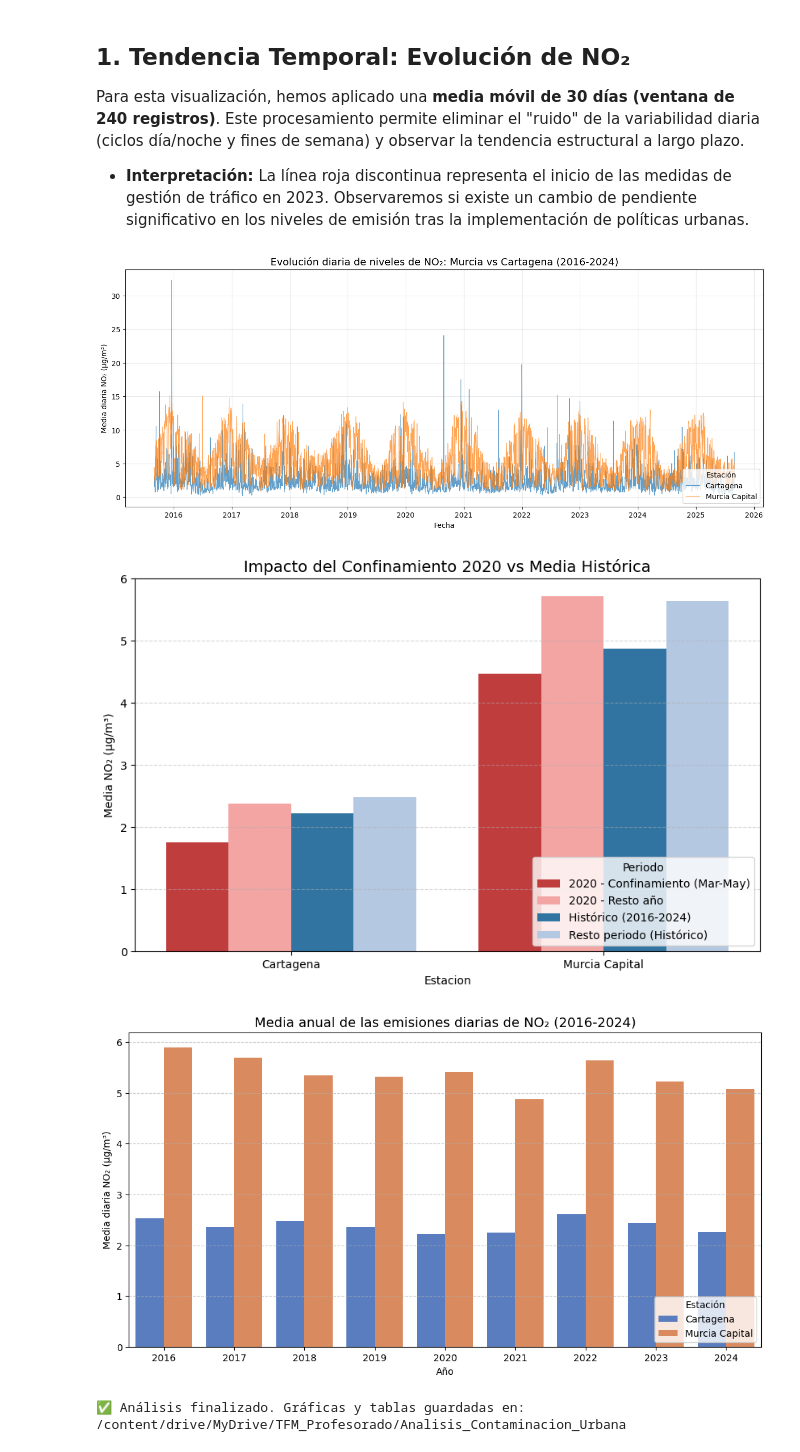
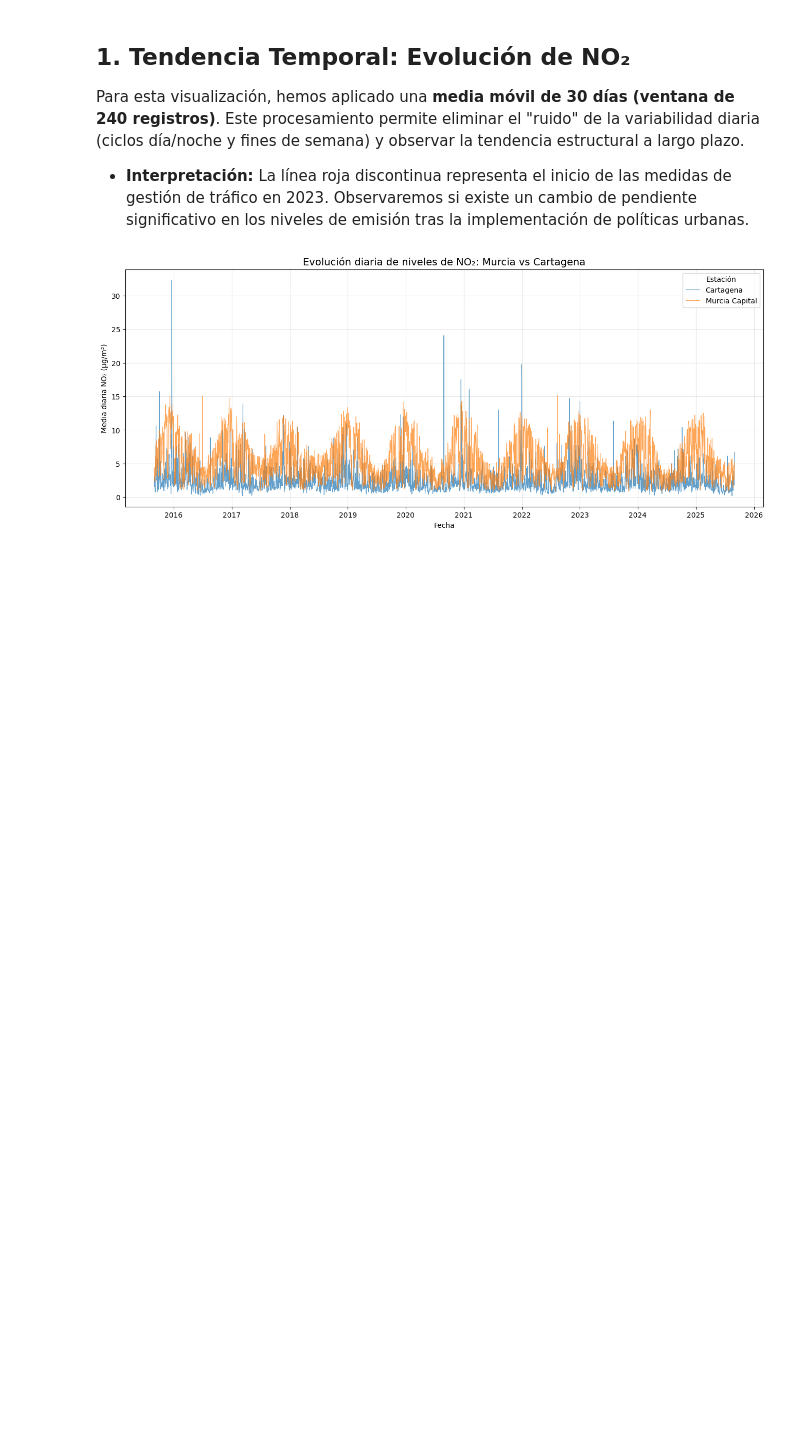
Before and after one commit to carrisian/del-big-data-al-modelo-predictivo, a Jupyter notebook: colab/Medidas contaminación ayuntamientos.ipynb, the cells around one changed output. Drawn from its saved outputs; the diff is of its cells as text; code cells hidden in the pictures; blank space fills up the shorter version.

```diff
--- a/colab/Medidas contaminación ayuntamientos.ipynb
+++ b/colab/Medidas contaminación ayuntamientos.ipynb
@@ -13,83 +35,17 @@ Para esta visualización, hemos aplicado una **media móvil de 30 días (ventana
 
 *   **Interpretación:** La línea roja discontinua representa el inicio de las medidas de gestión de tráfico en 2023. Observaremos si existe un cambio de pendiente significativo en los niveles de emisión tras la implementación de políticas urbanas.
 # %%
-import pandas as pd
-import matplotlib.pyplot as plt
-import seaborn as sns
-import os
-from google.colab import drive
-
-# 1. Configuración de entorno
-if not os.path.isdir('/content/drive'):
-    drive.mount('/content/drive')
-
-PATH_BASE = "/content/drive/MyDrive/TFM_Profesorado/"
-RUTA_OUTPUT = os.path.join(PATH_BASE, "Analisis_Contaminacion_Urbana")
-os.makedirs(RUTA_OUTPUT, exist_ok=True)
-
-# 2. Carga y Preparación
-df = pd.read_parquet(f"{PATH_BASE}Murcia_Dataset_Completo_Global_3H.parquet")
-df['time'] = pd.to_datetime(df['time'])
-df_urbano = df[df['Estacion'].isin(['Murcia Capital', 'Cartagena'])].copy()
-df_urbano['fecha'] = df_urbano['time'].dt.date
-df_urbano['anio'] = df_urbano['time'].dt.year
-
-# --- GRÁFICA 1: Evolución Diaria (2016-2024) ---
+#@title 📈 2. Gráfico: Tendencia Evolución Diaria { display-mode: "form" }
 df_diario = df_urbano.groupby(['fecha', 'Estacion'])['NO2'].mean().reset_index()
 
 plt.figure(figsize=(16, 6))
 sns.lineplot(data=df_diario, x='fecha', y='NO2', hue='Estacion', linewidth=0.8, alpha=0.7)
-plt.title("Evolución diaria de niveles de NO₂: Murcia vs Cartagena (2016-2024)", fontsize=14)
+plt.title("Evolución diaria de niveles de NO₂: Murcia vs Cartagena", fontsize=14)
 plt.ylabel("Media diaria NO₂ (µg/m³)")
 plt.xlabel("Fecha")
-plt.legend(loc='lower right', title="Estación")
+plt.legend(loc='upper right', title="Estación")
 plt.grid(True, alpha=0.3)
 plt.savefig(os.path.join(RUTA_OUTPUT, "Evolucion_Diaria_NO2.png"), dpi=300)
 plt.show()
-
-# --- GRÁFICA 2: Comparativa Pandemia vs Histórico ---
-def asignar_categoria(row):
-    if row['anio'] == 2020:
-        return '2020 - Confinamiento (Mar-May)' if 3 <= row['time'].month <= 5 else '2020 - Resto año'
-    else:
-        return 'Histórico (2016-2024)' if 3 <= row['time'].month <= 5 else 'Resto periodo (Histórico)'
-
-df_urbano['Categoria'] = df_urbano.apply(asignar_categoria, axis=1)
-# Excluimos el año 2020 del cálculo histórico para que la comparación sea justa
-resumen_pandemia = df_urbano[df_urbano['anio'] != 2020].copy()
-resumen_pandemia = pd.concat([resumen_pandemia, df_urbano[df_urbano['anio'] == 2020]])
-resumen_pandemia = resumen_pandemia.groupby(['Estacion', 'Categoria'])['NO2'].mean().reset_index()
-
-plt.figure(figsize=(10, 6))
-sns.barplot(data=resumen_pandemia, x='Estacion', y='NO2', hue='Categoria',
-            palette=['#d62728', '#ff9896', '#1f77b4', '#aec7e8'])
-plt.title("Impacto del Confinamiento 2020 vs Media Histórica", fontsize=14)
-plt.ylabel("Media NO₂ (µg/m³)")
-plt.legend(loc='lower right', title="Periodo")
-plt.grid(axis='y', linestyle='--', alpha=0.5)
-plt.savefig(os.path.join(RUTA_OUTPUT, "Impacto_Pandemia_vs_Historico.png"), dpi=300)
-plt.show()
-
-# --- GRÁFICA 3: Media Anual (Barras) ---
-media_anual = df_urbano.groupby(['anio', 'Estacion'])['NO2'].mean().reset_index()
-# Aseguramos el rango estricto 2016-2024
-media_anual = media_anual[(media_anual['anio'] >= 2016) & (media_anual['anio'] <= 2024)]
-
-plt.figure(figsize=(12, 6))
-sns.barplot(data=media_anual, x='anio', y='NO2', hue='Estacion', palette='muted')
-plt.title("Media anual de las emisiones diarias de NO₂ (2016-2024)", fontsize=14)
-plt.ylabel("Media diaria NO₂ (µg/m³)")
-plt.xlabel("Año")
-plt.legend(loc='lower right', title="Estación")
-plt.grid(axis='y', linestyle='--', alpha=0.7)
-plt.savefig(os.path.join(RUTA_OUTPUT, "Media_Anual_NO2_Barras.png"), dpi=300)
-plt.show()
-
-# Exportar tabla resumen final
-media_anual.to_csv(os.path.join(RUTA_OUTPUT, "Tabla_NO2_Media_Anual.csv"), index=False)
-print(f"✅ Análisis finalizado. Gráficas y tablas guardadas en: {RUTA_OUTPUT}")
 # %% [output]
-[figure, old version]
+[figure, new version]
-[figure, removed]
-[figure, removed]
-✅ Análisis finalizado. Gráficas y tablas guardadas en: /content/drive/MyDrive/TFM_Profesorado/Analisis_Contaminacion_Urbana
```
Also changed, not shown: parts of 6 cells of this notebook.
